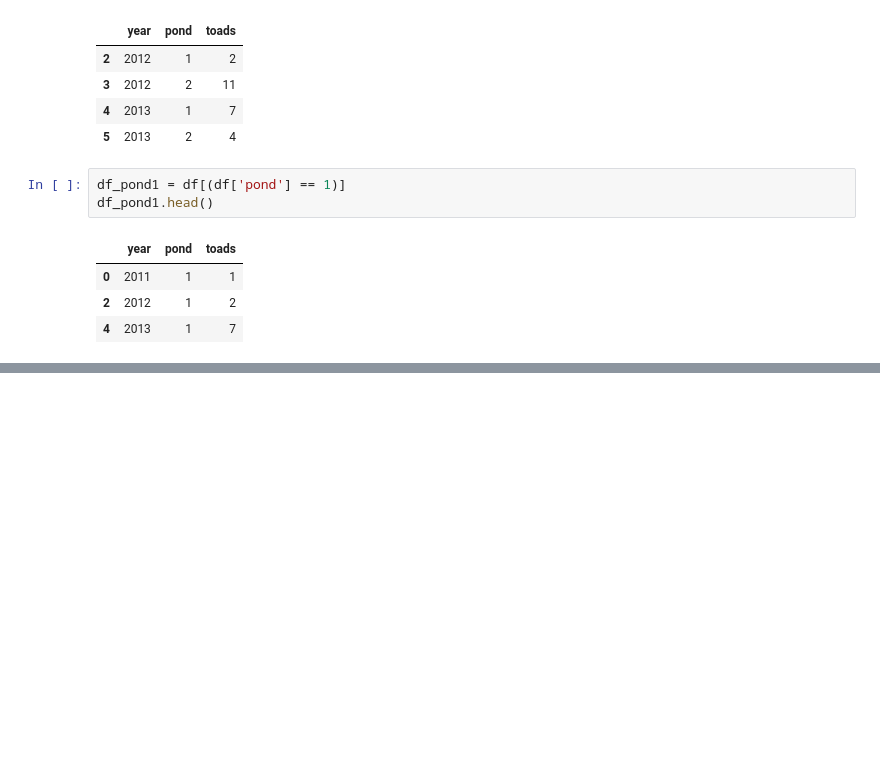
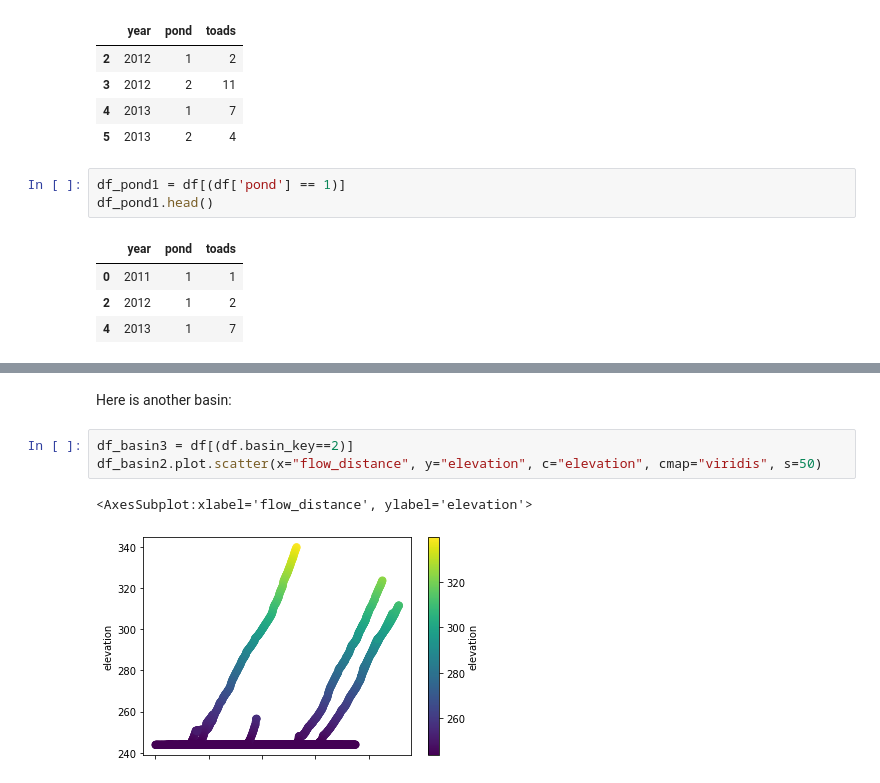
Before and after one commit to simon-m-mudd/smm_teaching_notebooks, a Jupyter notebook: basic_python/basic_python_lesson_03_pandas.ipynb, the cells around one changed output, grey strips where cells are left out. Cells and saved outputs as stored; diff of their text form; blank space fills up the shorter version.

```diff
--- a/basic_python/basic_python_lesson_03_pandas.ipynb
+++ b/basic_python/basic_python_lesson_03_pandas.ipynb
@@ -150,0 +191,8 @@ df_pond1.head()
+# %% [markdown]
+Here is another basin:
+# %%
+df_basin3 = df[(df.basin_key==2)]
+df_basin2.plot.scatter(x="flow_distance", y="elevation", c="elevation", cmap="viridis", s=50)
+# %% [output]
+<AxesSubplot:xlabel='flow_distance', ylabel='elevation'>
+[figure, added]
```
Also changed, not shown: parts of 10 cells of this notebook.
